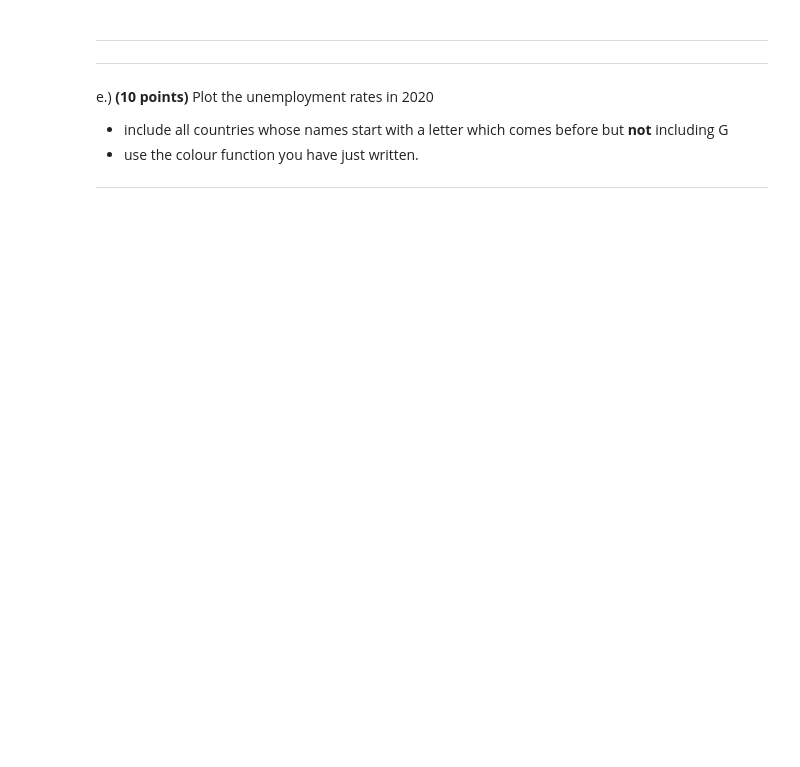
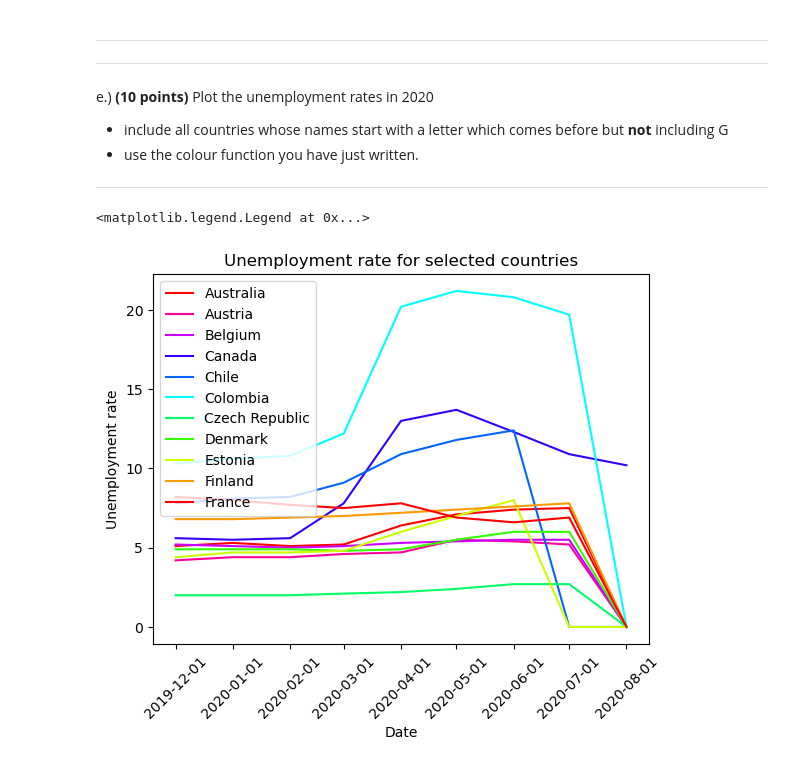
Before and after one commit to Vileh/Storing-Manipulating-and-Visualising-Data, a Jupyter notebook: Assignment2/Assignment2.ipynb, the cells around one changed output. Drawn from its saved outputs; the diff is of its cells as text; code cells hidden in the pictures; blank space fills up the shorter version.

```diff
--- a/Assignment2/Assignment2.ipynb
+++ b/Assignment2/Assignment2.ipynb
@@ -353,5 +359,5 @@ d.) **(8 points)** Complete the function below which takes in an integer and ret
 ------------------------------------
 # %%
 def create_colours(N):
-    colours=[]
+    colours=[(i, 1, 1) for i in np.arange(0, 1.01, 1/(N-1))]
     return colours
@@ -366,4 +386,17 @@ e.) **(10 points)** Plot the unemployment rates in 2020
 ------------------------------------
 # %%
 # YOUR CODE HERE
-raise NotImplementedError()
+selected_columns = [col for col in unemp.columns if col[0].upper() < 'G']
+colors = create_colours(len(selected_columns))
+colorsys.hsv_to_rgb(0.25,1,1)
+for i in selected_columns:
+    plt.plot(unemp[i], c=colorsys.hsv_to_rgb(*colors.pop()))
+
+plt.xticks(np.array(unemp.index), rotation=45);
+plt.title('Unemployment rate for selected countries')
+plt.xlabel('Date')
+plt.ylabel('Unemployment rate')
+plt.legend(selected_columns)
+# %% [output]
+<matplotlib.legend.Legend at 0x...>
+[figure, added]
```
Also changed, not shown: parts of 2 cells of this notebook.
